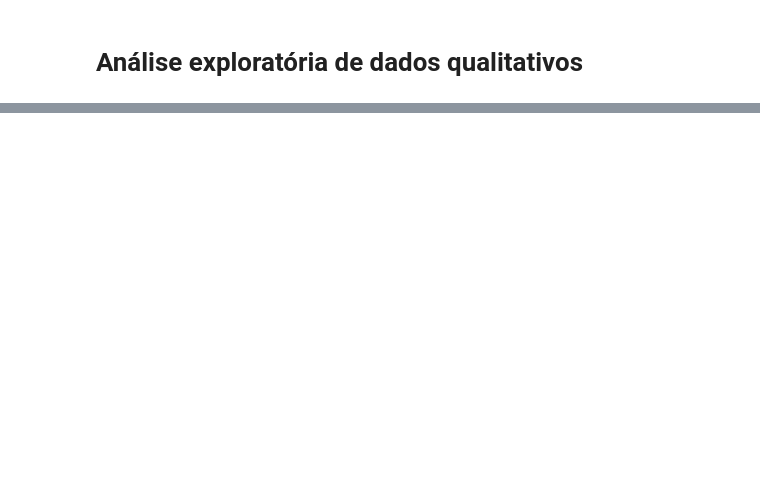
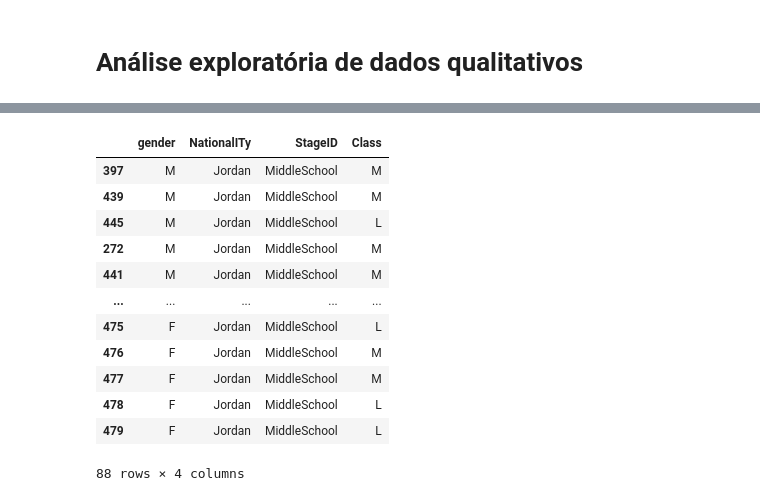
Before and after one commit to Joaonorr/Pesquisa-Estatistica-Aplicada, a Jupyter notebook: notebooks/02-exploratory_data_analysis.ipynb, the cells around one changed output, grey strips where cells are left out. Drawn from its saved outputs; the diff is of its cells as text; code cells hidden in the pictures; blank space fills up the shorter version.

```diff
--- a/notebooks/02-exploratory_data_analysis.ipynb
+++ b/notebooks/02-exploratory_data_analysis.ipynb
@@ -83 +80,25 @@ plt.show()
+# %%
+# selecionando randomicamente 44 homens
+df_male = df.query('gender == "M"').sample(44, random_state=42)
+df_female = df.query('gender == "F"')
+
+# criando dataset com 44 homens e 44 mulheres
+df_2 = pd.concat([df_male, df_female])
+
+# Exibindo novo dataset
+df_2
+# %% [output]
+|  | gender | NationalITy | StageID | Class |
+| 397 | M | Jordan | MiddleSchool | M |
+| 439 | M | Jordan | MiddleSchool | M |
+| 445 | M | Jordan | MiddleSchool | L |
+| 272 | M | Jordan | MiddleSchool | M |
+| 441 | M | Jordan | MiddleSchool | M |
+| ... | ... | ... | ... | ... |
+| 475 | F | Jordan | MiddleSchool | L |
+| 476 | F | Jordan | MiddleSchool | M |
+| 477 | F | Jordan | MiddleSchool | M |
+| 478 | F | Jordan | MiddleSchool | L |
+| 479 | F | Jordan | MiddleSchool | L |
+88 rows × 4 columns
 # %%
```
Also changed, not shown: parts of 8 cells of this notebook.
